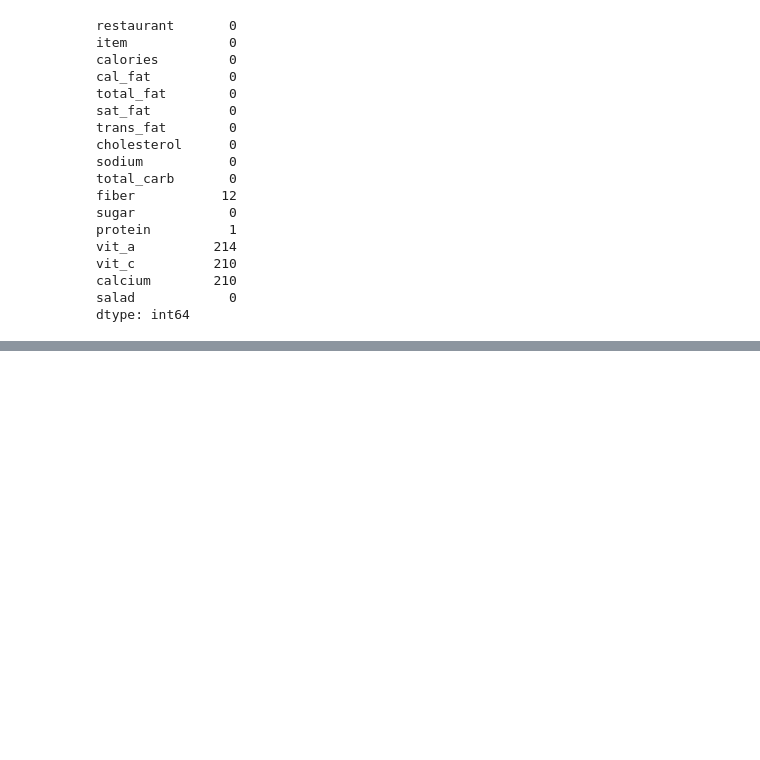
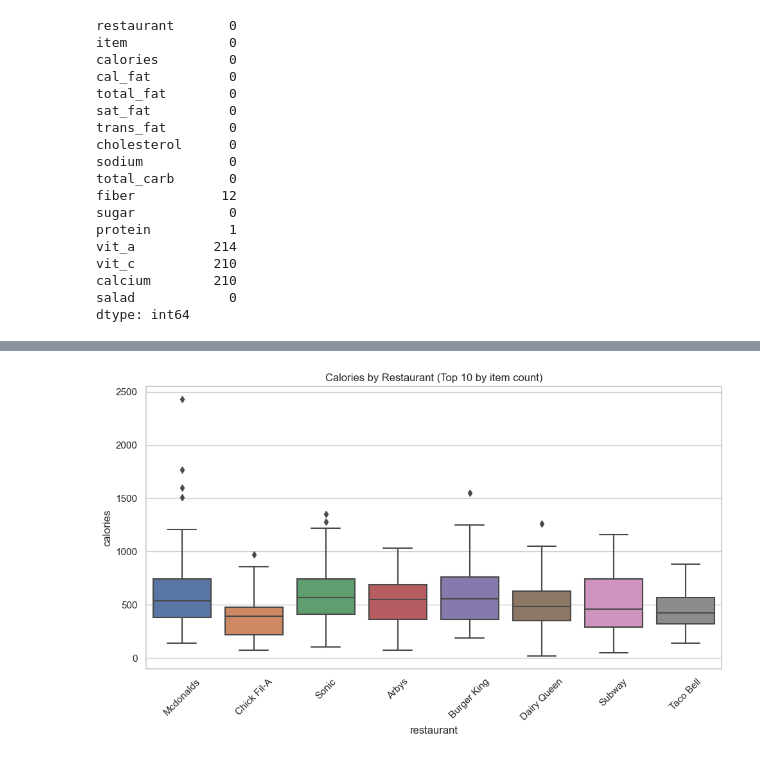
Before and after one commit to Evimess/IS477_FInal_Project, a Jupyter notebook: is477_analysis.ipynb, the cells around one changed output, grey strips where cells are left out. Cells and saved outputs as stored; diff of their text form; code cells hidden in the pictures; blank space fills up the shorter version.

```diff
--- a/is477_analysis.ipynb
+++ b/is477_analysis.ipynb
@@ -41,0 +157,11 @@ dtype: int64
+# %%
+# 2) Boxplot of calories for top 10 restaurants by number of items
+top10_by_count = df['restaurant'].value_counts().nlargest(10).index.tolist()
+plt.figure(figsize=(10, 6))
+sns.boxplot(data=df[df['restaurant'].isin(top10_by_count)], x='restaurant', y='calories')
+plt.xticks(rotation=45)
+plt.title('Calories by Restaurant (Top 10 by item count)')
+plt.tight_layout()
+plt.show()
+# %% [output]
+[figure, added]
```
Also changed, not shown: parts of 14 cells of this notebook, 3 other files.
